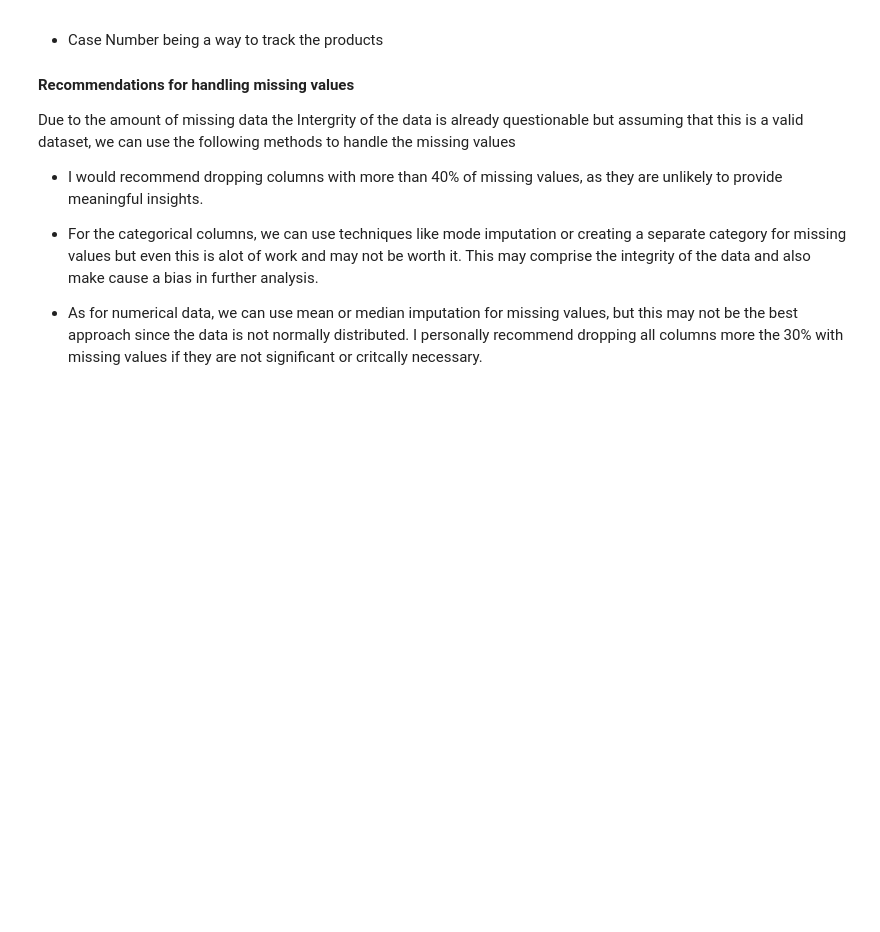
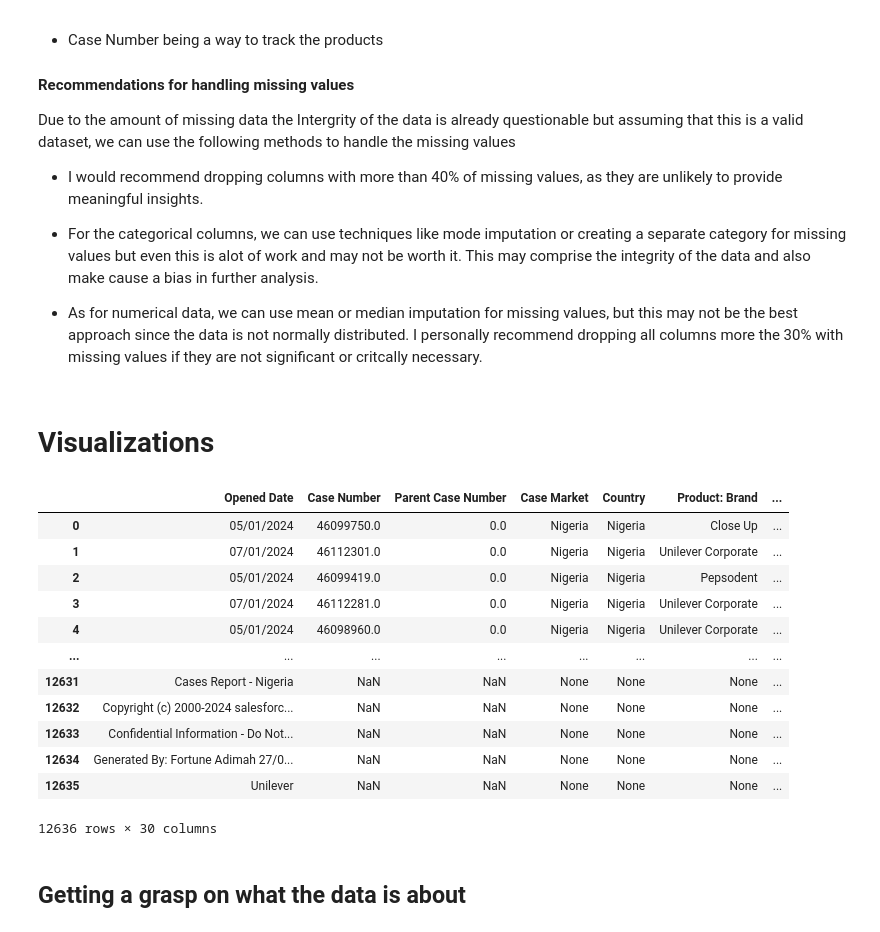
Before and after one commit to juto-shogan/customer_support_case_analysis, a Jupyter notebook: eda.ipynb, the cells around one changed output. Drawn from its saved outputs; the diff is of its cells as text; code cells hidden in the pictures; blank space fills up the shorter version.

```diff
--- a/eda.ipynb
+++ b/eda.ipynb
@@ -7,8 +8,6 @@ import seaborn as sns
 # %%
 # Load the dataset
-# Replace the path with the actual path to your CSV file
-df = pd.read_csv(r'C:\Users\somto\Desktop\eda_ogtl_ass1\data.csv')
-# df.info()
+df = pd.read_csv(r'data\data.csv')
 # %%
 # checking the shape of the dataset
 print('Shape of the data: ',df.shape)
@@ -148,3 +282,24 @@ Due to the amount of missing data the Intergrity of the data is already question
 - For the categorical columns, we can use techniques like mode imputation or creating a separate category for missing values but even this is alot of work and may not be worth it. This may comprise the integrity of the data and also make cause a bias in further analysis.
 
 - As for numerical data, we can use mean or median imputation for missing values, but this may not be the best approach since the data is not normally distributed. I personally recommend dropping all columns more the 30% with missing values if they are not significant or critcally necessary.
+# %% [markdown]
+# Visualizations
+# %%
+%%sql
+select * from df;
+# %% [output]
+|  | Opened Date | Case Number | Parent Case Number | Case Market | Country | Product: Brand | ... |
+| 0 | 05/01/2024 | 46099750.0 | 0.0 | Nigeria | Nigeria | Close Up | ... |
+| 1 | 07/01/2024 | 46112301.0 | 0.0 | Nigeria | Nigeria | Unilever Corporate | ... |
+| 2 | 05/01/2024 | 46099419.0 | 0.0 | Nigeria | Nigeria | Pepsodent | ... |
+| 3 | 07/01/2024 | 46112281.0 | 0.0 | Nigeria | Nigeria | Unilever Corporate | ... |
+| 4 | 05/01/2024 | 46098960.0 | 0.0 | Nigeria | Nigeria | Unilever Corporate | ... |
+| ... | ... | ... | ... | ... | ... | ... | ... |
+| 12631 | Cases Report - Nigeria | NaN | NaN | None | None | None | ... |
+| 12632 | Copyright (c) 2000-2024 salesforc... | NaN | NaN | None | None | None | ... |
+| 12633 | Confidential Information - Do Not... | NaN | NaN | None | None | None | ... |
+| 12634 | Generated By: Fortune Adimah 27/0... | NaN | NaN | None | None | None | ... |
+| 12635 | Unilever | NaN | NaN | None | None | None | ... |
+12636 rows × 30 columns
+# %% [markdown]
+## Getting a grasp on what the data is about
```
Also changed, not shown: parts of 13 cells of this notebook, 2 other files.
